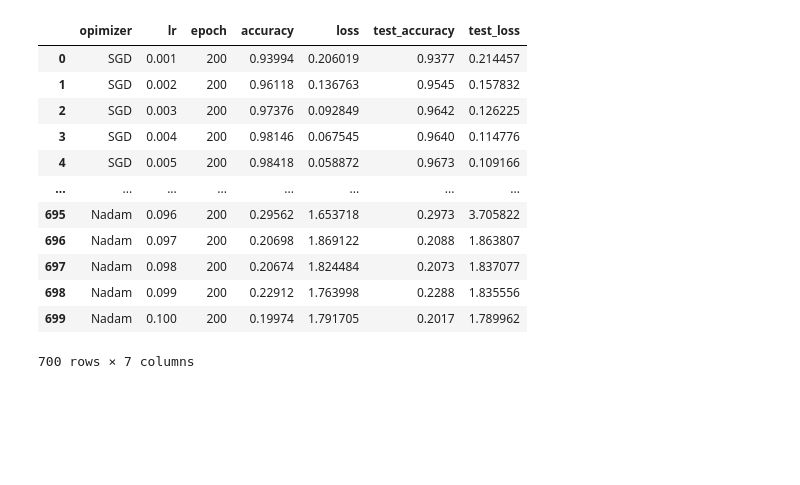
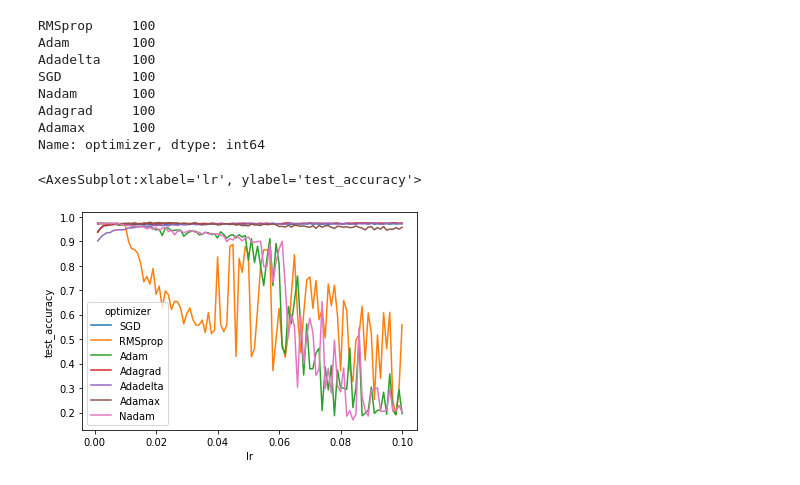
Before and after one commit to rehanguha/Learning-Rate-Sensitivity, a Jupyter notebook: MNIST_LR_Viz.ipynb, the cells around one changed output. Saved outputs shown, nothing was run; the diff lists cells and outputs as text; code cells hidden in the pictures; blank space fills up the shorter version.

```diff
--- a/MNIST_LR_Viz.ipynb
+++ b/MNIST_LR_Viz.ipynb
@@ -23,18 +25,27 @@ df.drop(columns=['Unnamed: 0'], inplace=True)
 # %%
-df
+df.optimizer.value_counts()
 # %% [output]
-|  | opimizer | lr | epoch | accuracy | loss | test_accuracy | test_loss |
-| 0 | SGD | 0.001 | 200 | 0.93994 | 0.206019 | 0.9377 | 0.214457 |
-| 1 | SGD | 0.002 | 200 | 0.96118 | 0.136763 | 0.9545 | 0.157832 |
-| 2 | SGD | 0.003 | 200 | 0.97376 | 0.092849 | 0.9642 | 0.126225 |
-| 3 | SGD | 0.004 | 200 | 0.98146 | 0.067545 | 0.9640 | 0.114776 |
-| 4 | SGD | 0.005 | 200 | 0.98418 | 0.058872 | 0.9673 | 0.109166 |
-| ... | ... | ... | ... | ... | ... | ... | ... |
-| 695 | Nadam | 0.096 | 200 | 0.29562 | 1.653718 | 0.2973 | 3.705822 |
-| 696 | Nadam | 0.097 | 200 | 0.20698 | 1.869122 | 0.2088 | 1.863807 |
-| 697 | Nadam | 0.098 | 200 | 0.20674 | 1.824484 | 0.2073 | 1.837077 |
-| 698 | Nadam | 0.099 | 200 | 0.22912 | 1.763998 | 0.2288 | 1.835556 |
-| 699 | Nadam | 0.100 | 200 | 0.19974 | 1.791705 | 0.2017 | 1.789962 |
-700 rows × 7 columns
+RMSprop     100
+Adam        100
+Adadelta    100
+SGD         100
+Nadam       100
+Adagrad     100
+Adamax      100
+Name: optimizer, dtype: int64
+# %%
+
+sns.lineplot(data=df[df['optimizer'].isin(['SGD',
+                                          'Adam',
+                                          'Adadelta',
+                                          'RMSprop',
+                                          'Nadam',
+                                          'Adagrad',
+                                          'Adamax'])],
+                x='lr',
+                y='test_accuracy', hue="optimizer")
+# %% [output]
+<AxesSubplot:xlabel='lr', ylabel='test_accuracy'>
+[figure, added]
 # %%
 
```
Also changed, not shown: parts of 13 cells of this notebook, 2 other files.
